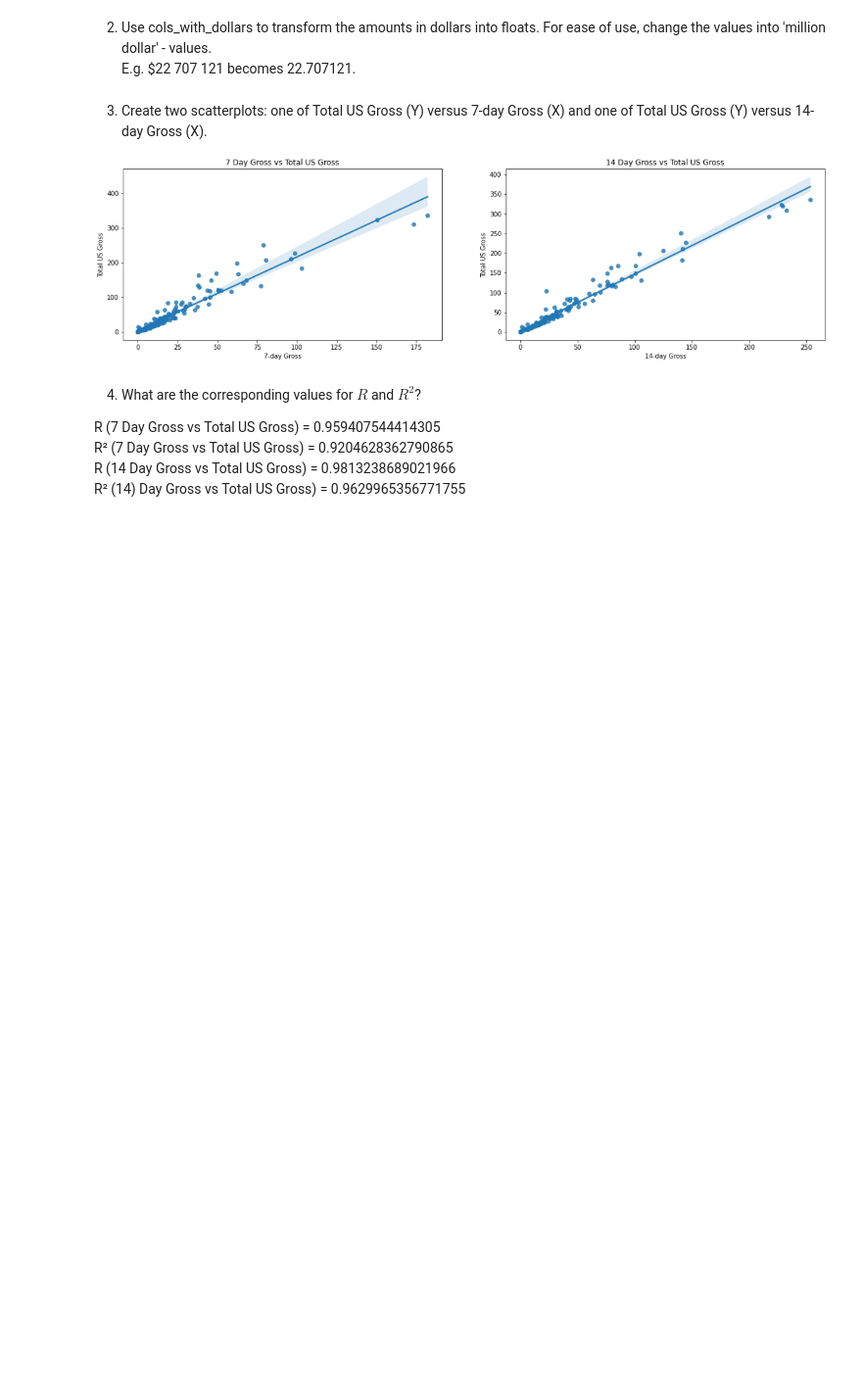
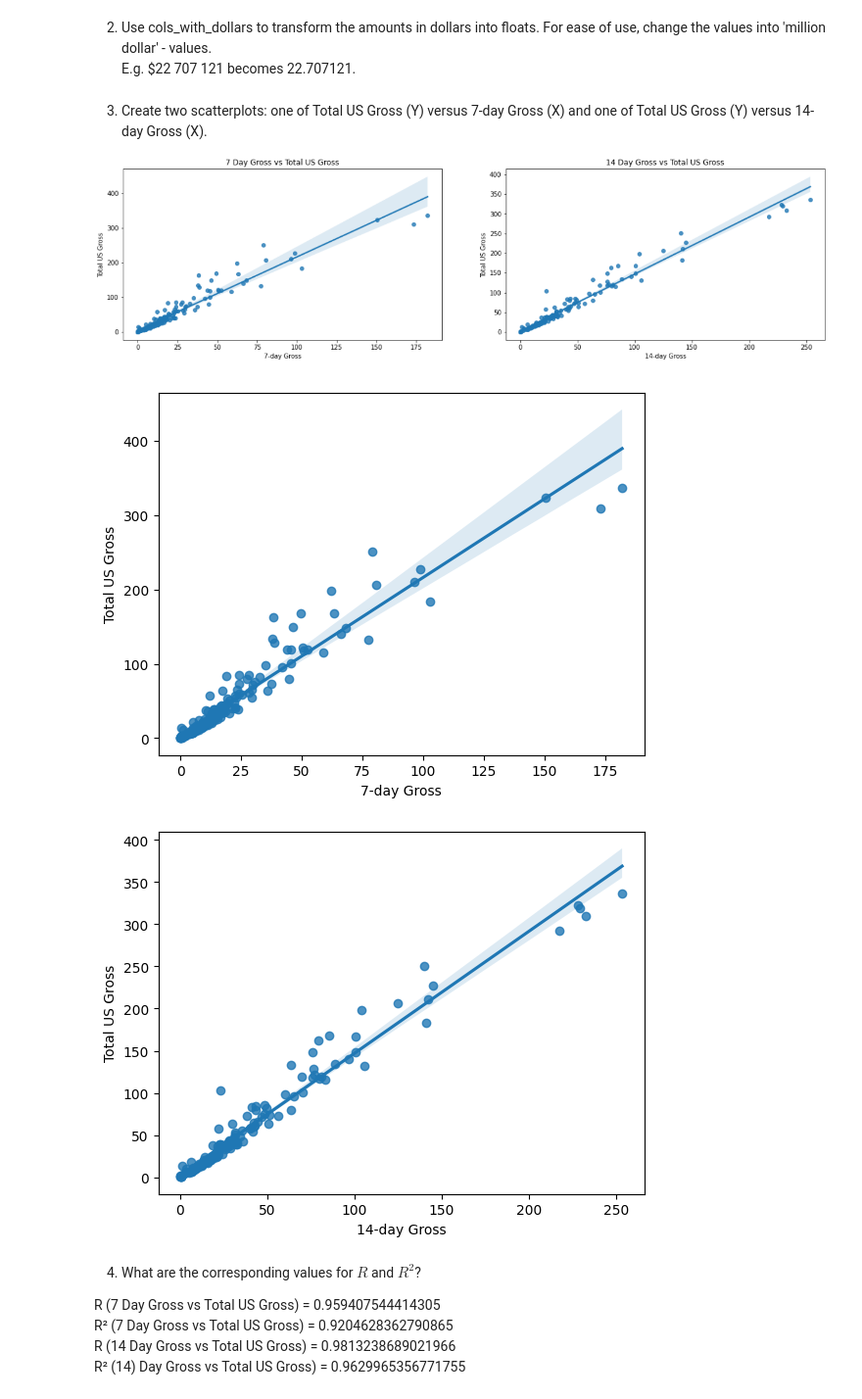
Before and after one commit to Jonah-Van-den-Brandt/dsai-labs, a Jupyter notebook: 6-regression-analyis/lab-6.03-movies.ipynb, the cells around one changed output. Shown at 98% size. Saved outputs shown, nothing was run; the diff lists cells and outputs as text; code cells hidden in the pictures; blank space fills up the shorter version.

```diff
--- a/6-regression-analyis/lab-6.03-movies.ipynb
+++ b/6-regression-analyis/lab-6.03-movies.ipynb
@@ -17,8 +17,8 @@ from sklearn.linear_model import LinearRegression
 movies that were released during 2006 and 2007.
 # %%
 df = pd.read_csv('https://raw.githubusercontent.com/HoGentTIN/dsai-labs/main/data/Movies_2006_2007.csv', delimiter = ";", encoding='cp1252', index_col=0)
-df = df[~df.index.isna()]
-df.index = df.index.astype(int)
+# df = df[~df.index.isna()]
+# df.index = df.index.astype(int)
 df.head()
 # %% [output]
 |  | Movie | Distributor | Genre | 7-day Gross | 14-day Gross | Total US Gross | International Gross | ... |
@@ -34,12 +34,20 @@ For ease of use, change the values into 'million dollar' - values.
 E.g. $22 707 121	becomes 22.707121.
 # %%
 cols_with_dollars = ['7-day Gross',	'14-day Gross',	'Total US Gross',	'International Gross',	'US DVD Sales',	'Budget']
+for col in cols_with_dollars:
+    df[col] = df[col].str.replace('[$ ]', '', regex=True).astype(float)/1_000_000
 # %% [markdown]
 3. Create two scatterplots: one of Total US Gross (Y) versus
 7-day Gross (X) and one of Total US Gross (Y)
 versus 14-day Gross (X).
 
 ![image.png](embedded-picture-1)
+# %%
+sns.regplot(data=df, x='7-day Gross', y=df['Total US Gross']);plt.show()
+sns.regplot(data=df, x='14-day Gross', y=df['Total US Gross']);plt.show()
+# %% [output]
+[figure, added]
+[figure, added]
 # %% [markdown]
 4. What are the corresponding
 values for $R$ and $R^2$?
```
Also changed, not shown: parts of 12 cells of this notebook, 1 other file.
